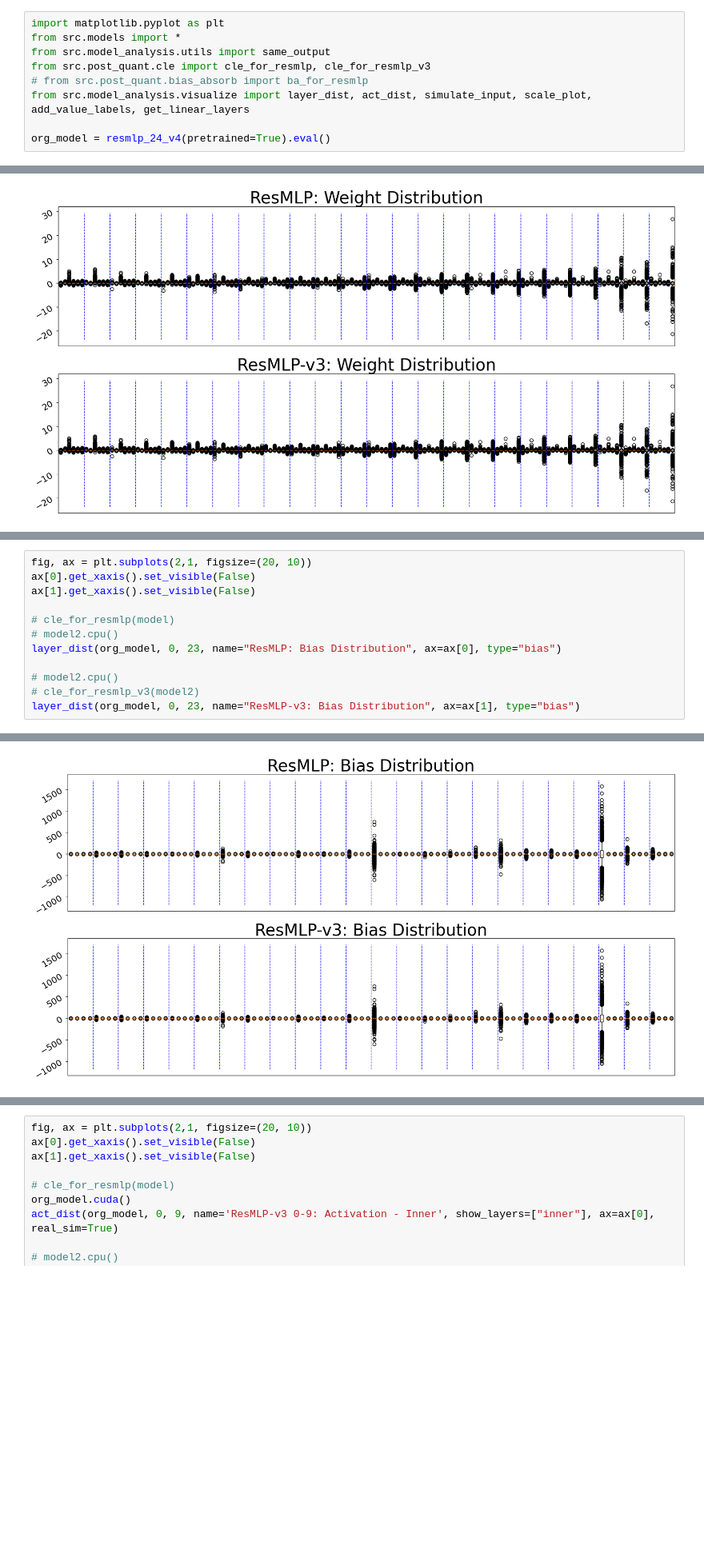
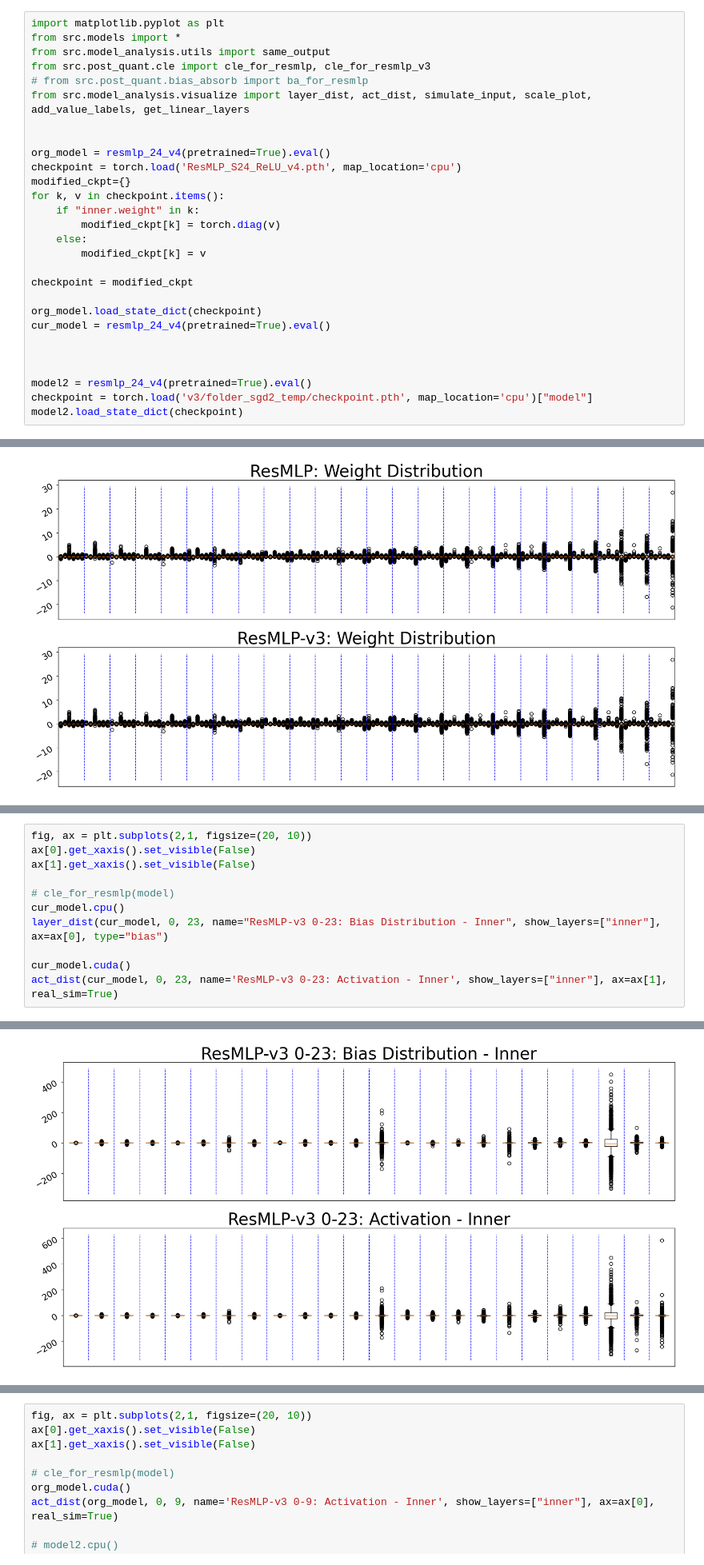
Before and after one commit to scott306lr/ResMLP_QAT, a Jupyter notebook: model_v4_analyze.ipynb, the cells around one changed output, grey strips where cells are left out. Shown at 80% size. Saved outputs shown, nothing was run; the diff lists cells and outputs as text; blank space fills up the shorter version.

```diff
--- a/model_v4_analyze.ipynb
+++ b/model_v4_analyze.ipynb
@@ -6,5 +6,24 @@ from src.post_quant.cle import cle_for_resmlp, cle_for_resmlp_v3
 # from src.post_quant.bias_absorb import ba_for_resmlp
 from src.model_analysis.visualize import layer_dist, act_dist, simulate_input, scale_plot, add_value_labels, get_linear_layers
 
+
 org_model = resmlp_24_v4(pretrained=True).eval()
+checkpoint = torch.load('ResMLP_S24_ReLU_v4.pth', map_location='cpu')
+modified_ckpt={}
+for k, v in checkpoint.items():
+    if "inner.weight" in k:
+        modified_ckpt[k] = torch.diag(v)
+    else:
+        modified_ckpt[k] = v
+
+checkpoint = modified_ckpt
+
+org_model.load_state_dict(checkpoint)
+cur_model = resmlp_24_v4(pretrained=True).eval()
+
+
+
+model2 = resmlp_24_v4(pretrained=True).eval()
+checkpoint = torch.load('v3/folder_sgd2_temp/checkpoint.pth', map_location='cpu')["model"]
+model2.load_state_dict(checkpoint)
 # %% [output]
@@ -109,10 +144,9 @@ ax[0].get_xaxis().set_visible(False)
 ax[1].get_xaxis().set_visible(False)
 
 # cle_for_resmlp(model)
-# model2.cpu()
-layer_dist(org_model, 0, 23, name="ResMLP: Bias Distribution", ax=ax[0], type="bias")
+cur_model.cpu()
+layer_dist(cur_model, 0, 23, name="ResMLP-v3 0-23: Bias Distribution - Inner", show_layers=["inner"], ax=ax[0], type="bias")
 
-# model2.cpu()
-# cle_for_resmlp_v3(model2)
-layer_dist(org_model, 0, 23, name="ResMLP-v3: Bias Distribution", ax=ax[1], type="bias")
+cur_model.cuda()
+act_dist(cur_model, 0, 23, name='ResMLP-v3 0-23: Activation - Inner', show_layers=["inner"], ax=ax[1], real_sim=True)
 # %% [output]
@@ -119 +158 @@ layer_dist(org_model, 0, 23, name="ResMLP-v3: Bias Distribution", ax=ax[1], type
-[figure, old version]
+[figure, new version]
```
Also changed, not shown: parts of 4 cells of this notebook, 8 other files.
